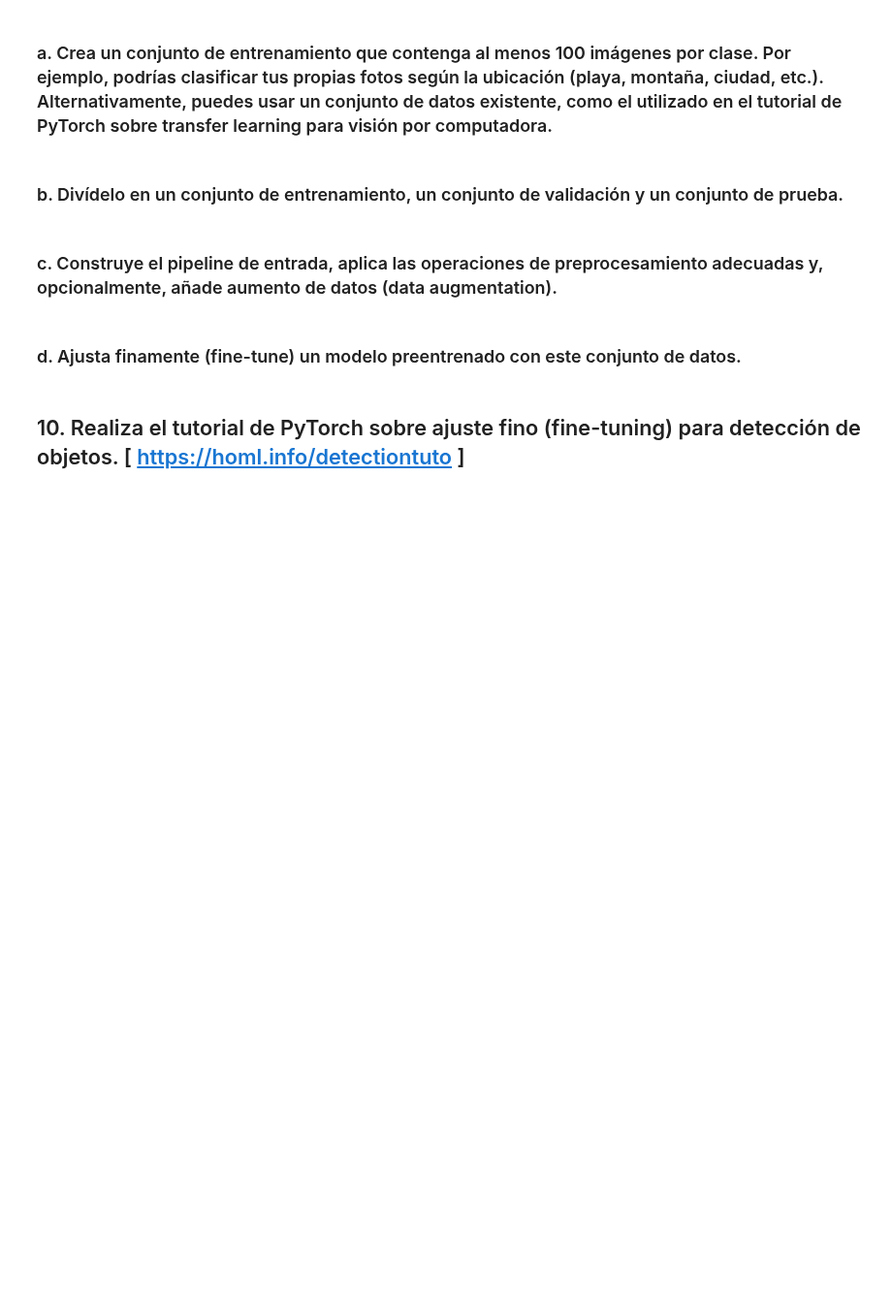
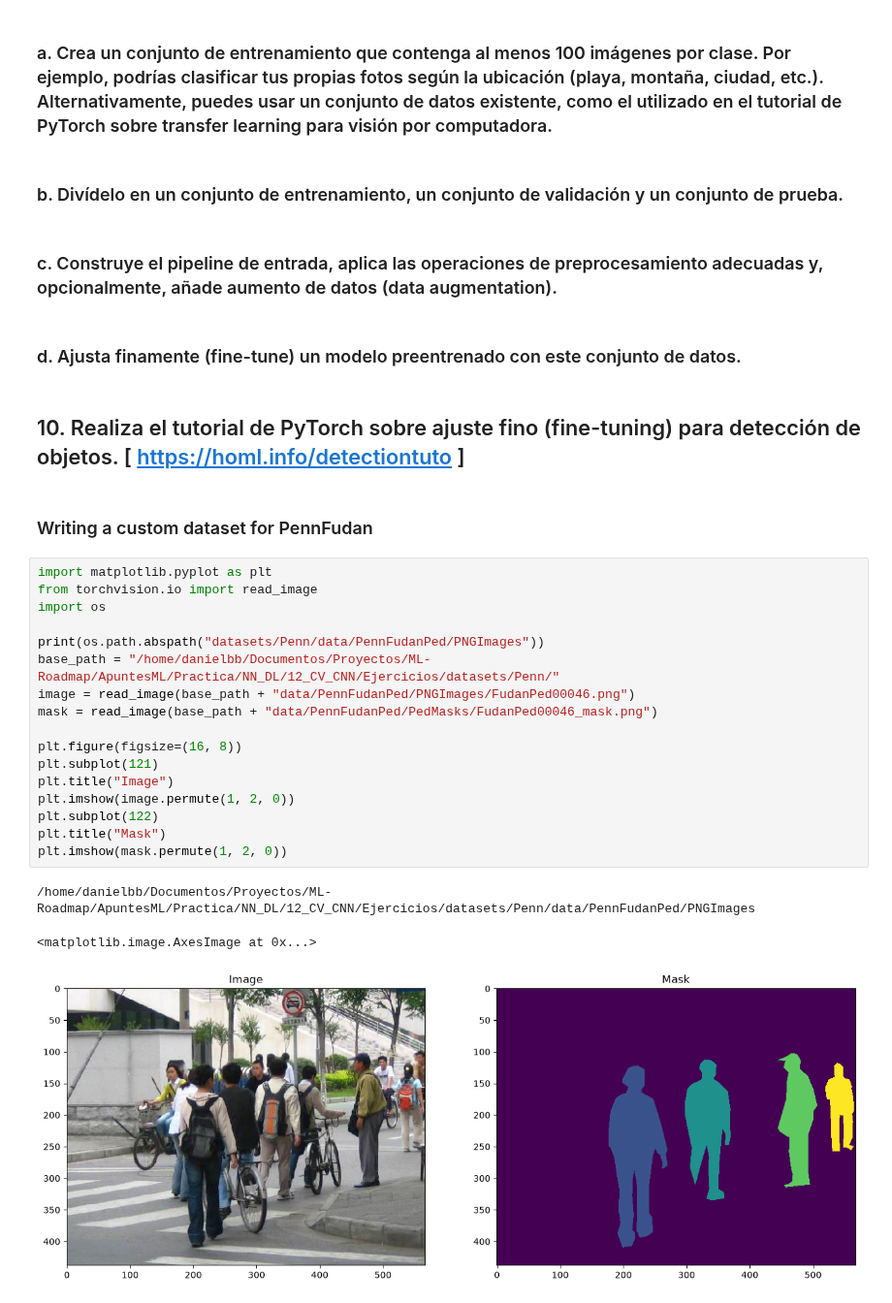
Before and after one commit to DanielBBHub/ML-Roadmap, a Jupyter notebook: ApuntesML/Practica/NN_DL/12_CV_CNN/Ejercicios/Ejercicios-8-9-10.ipynb, the cells around one changed output. Shown at 97% size. Drawn from its saved outputs; the diff is of its cells as text; blank space fills up the shorter version.

Commit message:
ejercicios 8 y 10 (9 sera mejorar el repo reconocimiento componentes)

```diff
--- a/ApuntesML/Practica/NN_DL/12_CV_CNN/Ejercicios/Ejercicios-8-9-10.ipynb
+++ b/ApuntesML/Practica/NN_DL/12_CV_CNN/Ejercicios/Ejercicios-8-9-10.ipynb
@@ -27,3 +385,26 @@ import
 ### d. Ajusta finamente (fine-tune) un modelo preentrenado con este conjunto de datos.
 # %% [markdown]
 ## 10. Realiza el tutorial de PyTorch sobre ajuste fino (fine-tuning) para detección de objetos. [ https://homl.info/detectiontuto ]
+# %% [markdown]
+### Writing a custom dataset for PennFudan
+# %%
+import matplotlib.pyplot as plt
+from torchvision.io import read_image
+import os
+
+print(os.path.abspath("datasets/Penn/data/PennFudanPed/PNGImages"))
+base_path = "/home/danielbb/Documentos/Proyectos/ML-Roadmap/ApuntesML/Practica/NN_DL/12_CV_CNN/Ejercicios/datasets/Penn/"
+image = read_image(base_path + "data/PennFudanPed/PNGImages/FudanPed00046.png")
+mask = read_image(base_path + "data/PennFudanPed/PedMasks/FudanPed00046_mask.png")
+
+plt.figure(figsize=(16, 8))
+plt.subplot(121)
+plt.title("Image")
+plt.imshow(image.permute(1, 2, 0))
+plt.subplot(122)
+plt.title("Mask")
+plt.imshow(mask.permute(1, 2, 0))
+# %% [output]
+/home/danielbb/Documentos/Proyectos/ML-Roadmap/ApuntesML/Practica/NN_DL/12_CV_CNN/Ejercicios/datasets/Penn/data/PennFudanPed/PNGImages
+<matplotlib.image.AxesImage at 0x...>
+[figure, added]
```
Also changed, not shown: parts of 26 cells of this notebook, 2 other files.
